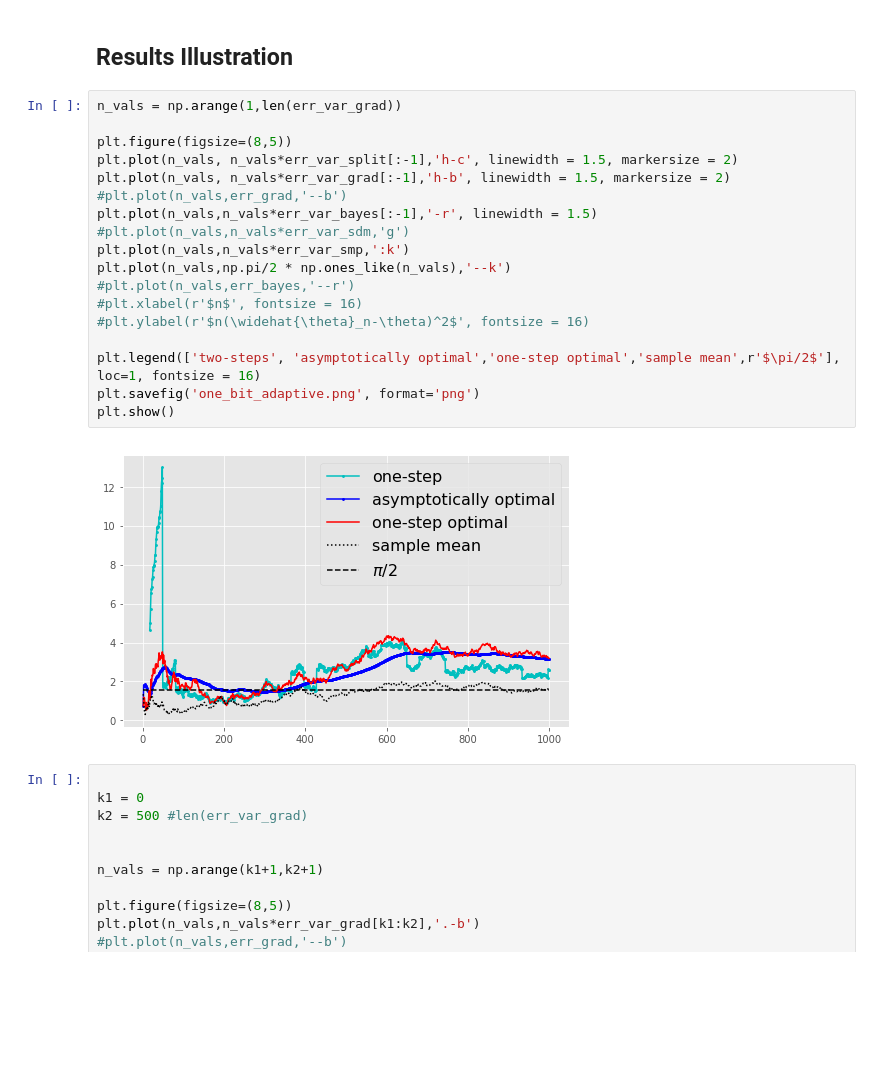
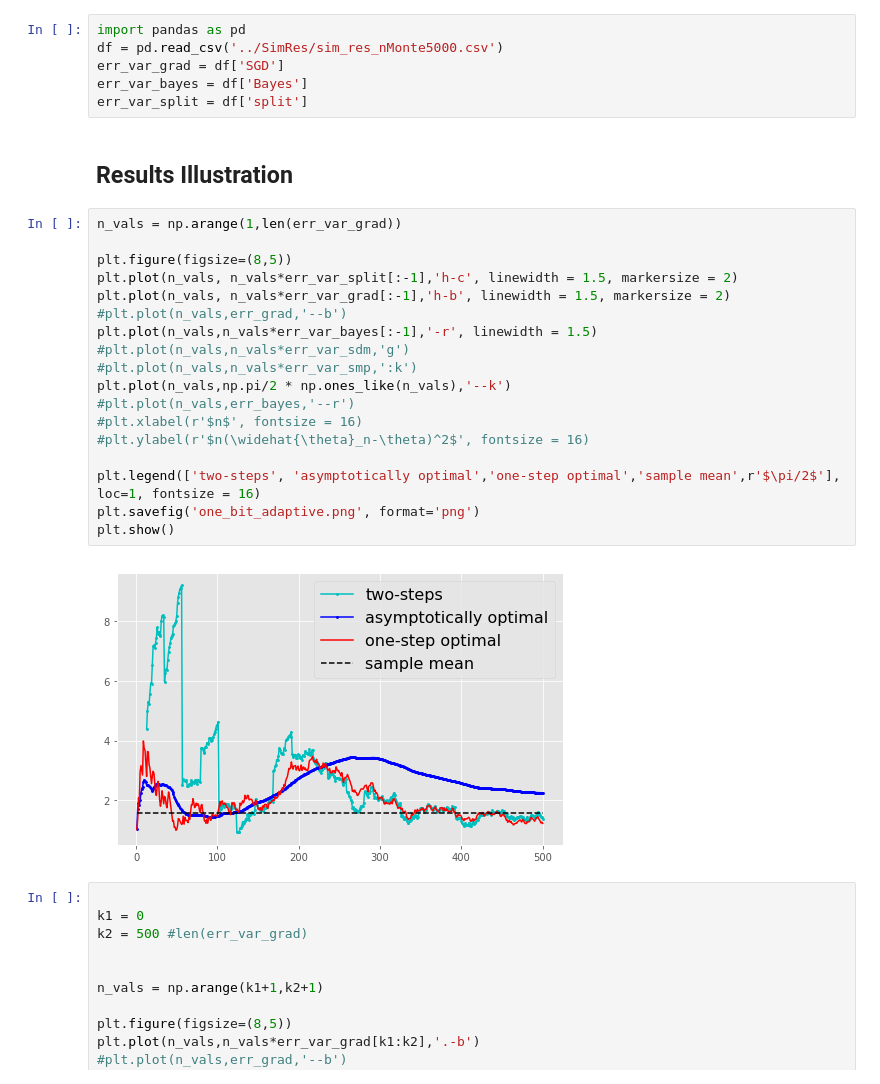
Before and after one commit to alonkipnis/one-bit-mean-estimation, a Jupyter notebook: Code/One_bit_SGD.ipynb, the cells around one changed output. Saved outputs shown, nothing was run; the diff lists cells and outputs as text; blank space fills up the shorter version.

```diff
--- a/Code/One_bit_SGD.ipynb
+++ b/Code/One_bit_SGD.ipynb
@@ -327,28 +212,34 @@ err_var_grad = np.load('err_var_grad_{}_nMonte{}.csv'.format(n,nMonte))
 err_var_bayes = np.load('err_var_bayes_{}_nMonte{}.csv'.format(n,nMonte))
 err_var_split = np.load('err_var_bayes_{}_nMonte{}.csv'.format(n,nMonte))
 #err_var_sdm = np.load('err_var_sdm_{}_nMonte{}.csv'.format(n,nMonte))
+# %%
+import pandas as pd
+df = pd.read_csv('../SimRes/sim_res_nMonte5000.csv')
+err_var_grad = df['SGD']
+err_var_bayes = df['Bayes']
+err_var_split = df['split']
 # %% [markdown]
 <H2>Results Illustration</H2>
 # %%
 n_vals = np.arange(1,len(err_var_grad))
 
 plt.figure(figsize=(8,5))
 plt.plot(n_vals, n_vals*err_var_split[:-1],'h-c', linewidth = 1.5, markersize = 2)
 plt.plot(n_vals, n_vals*err_var_grad[:-1],'h-b', linewidth = 1.5, markersize = 2)
 #plt.plot(n_vals,err_grad,'--b')
 plt.plot(n_vals,n_vals*err_var_bayes[:-1],'-r', linewidth = 1.5)
 #plt.plot(n_vals,n_vals*err_var_sdm,'g')
-plt.plot(n_vals,n_vals*err_var_smp,':k')
+#plt.plot(n_vals,n_vals*err_var_smp,':k')
 plt.plot(n_vals,np.pi/2 * np.ones_like(n_vals),'--k')
 #plt.plot(n_vals,err_bayes,'--r')
 #plt.xlabel(r'$n$', fontsize = 16)
 #plt.ylabel(r'$n(\widehat{\theta}_n-\theta)^2$', fontsize = 16)
 
 plt.legend(['two-steps', 'asymptotically optimal','one-step optimal','sample mean',r'$\pi/2$'], loc=1, fontsize = 16)
 plt.savefig('one_bit_adaptive.png', format='png')
 plt.show()
 # %% [output]
-[figure, old version]
+[figure, new version]
 # %%
 
 k1 = 0
```
Also changed, not shown: parts of 6 cells of this notebook, 25 other files.
